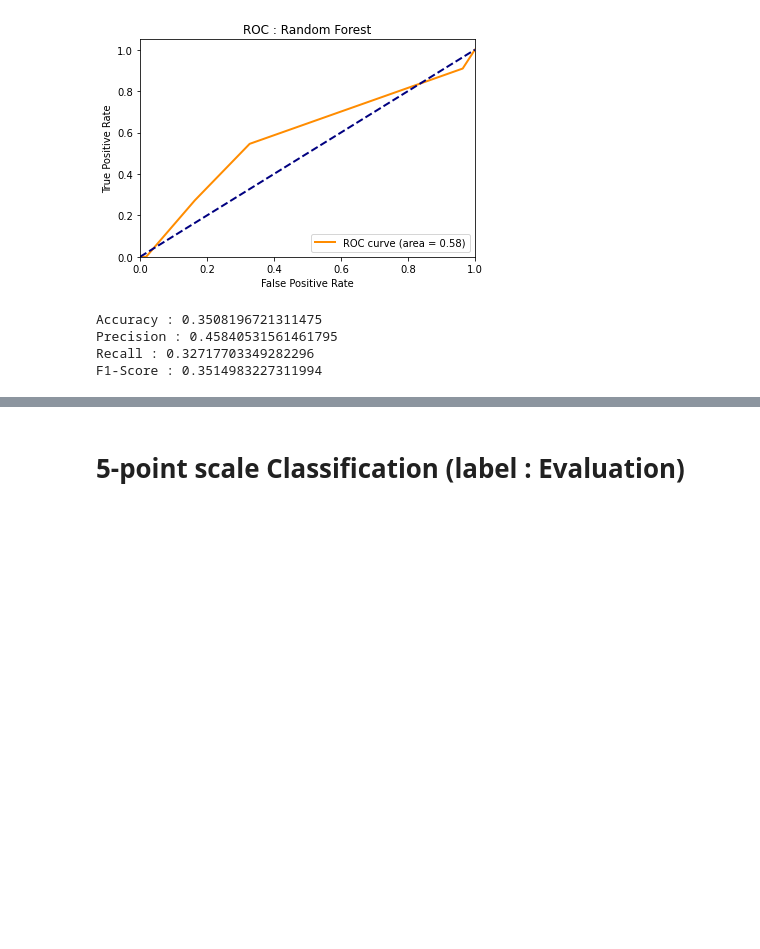
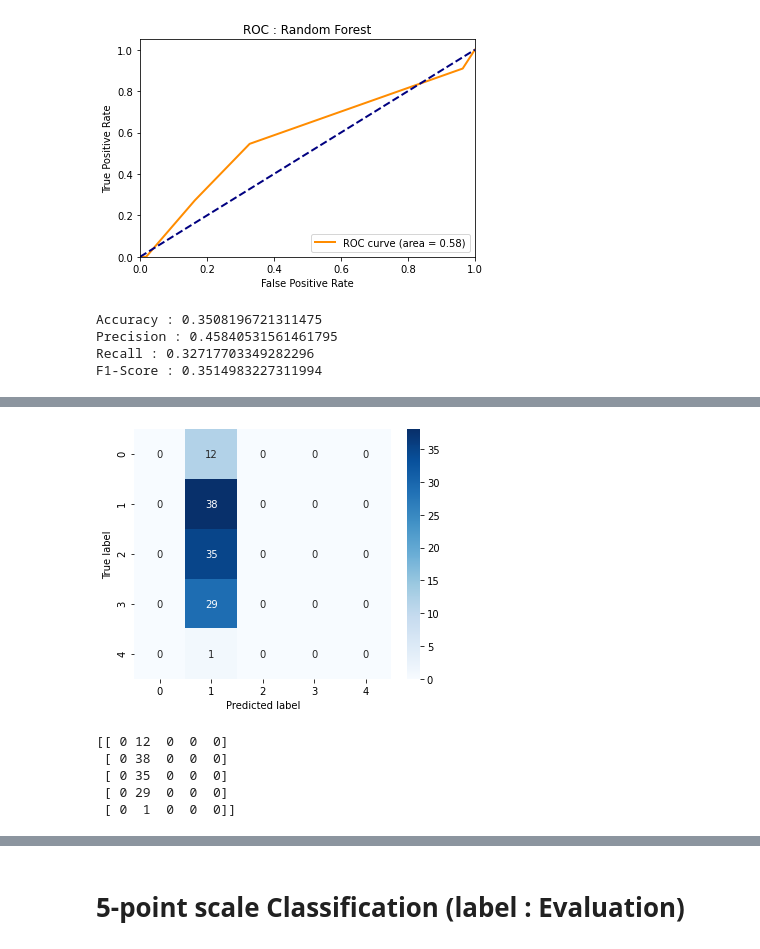
Before and after one commit to regain001/Machine-Learning, a Jupyter notebook: Paper Review Analysis/Paper-Review-Analysis_(5-point-scale-Classification).ipynb, the cells around one changed output, grey strips where cells are left out. Drawn from its saved outputs; the diff is of its cells as text; code cells hidden in the pictures; blank space fills up the shorter version.

```diff
--- a/Paper Review Analysis/Paper-Review-Analysis_(5-point-scale-Classification).ipynb
+++ b/Paper Review Analysis/Paper-Review-Analysis_(5-point-scale-Classification).ipynb
@@ -294,0 +466,28 @@ dir(clf)
+# %%
+import tensorflow_addons as tfa
+
+model = tf.keras.Sequential([
+    tf.keras.layers.Embedding(vocab_size+1, embedding_dim, input_length=max_length, weights=[embeddings_matrix], trainable=False),
+    #tf.keras.layers.Dropout(0.5),
+    tf.keras.layers.Conv1D(16, 5, activation='relu'),
+    #tf.keras.layers.MaxPooling1D(pool_size=4),
+    tf.keras.layers.LSTM(16),
+    tf.keras.layers.Dense(1, activation='sigmoid')
+])
+model.compile(loss='binary_crossentropy',optimizer='adam',
+              metrics= ['accuracy',tf.keras.metrics.Precision(name='precision'),
+                        tf.keras.metrics.Recall(name = 'recall'),
+                        tf.keras.metrics.AUC(curve='ROC', name='roc_curve'),
+                        tf.keras.metrics.FalsePositives(name='FP'),
+                        tf.keras.metrics.FalseNegatives(name='FN'),
+                        tf.keras.metrics.TruePositives(name='TP'),
+                        tf.keras.metrics.TrueNegatives(name='TN'),
+                        #tf.math.confusion_matrix(labels, predictions,name=None),
+                        tfa.metrics.F1Score(num_classes= 1, name = 'f1_score')])
+model.summary()
+
+num_epochs = 10
+history = model.fit(training_padded, training_labels, epochs=num_epochs,
+                    validation_data=(testing_padded, testing_labels), verbose=3)
+
+print("Training Complete")
@@ -294,0 +512,18 @@ dir(clf)
+# %%
+import matplotlib.pyplot as plt
+y_pred = model.predict_classes(testing_padded)
+confusion_matrix = tf.math.confusion_matrix(labels=testing_labels, predictions=y_pred).numpy()
+
+test_scores = model.evaluate(testing_padded, testing_labels, verbose=2)
+print('Test loss:', test_scores[0])
+print('Test accuracy:', test_scores[1])
+
+figure = plt.figure(figsize=(5, 4))
+import seaborn as sns
+sns.heatmap(confusion_matrix, annot=True,cmap=plt.cm.Blues)
+plt.tight_layout()
+plt.ylabel('True label')
+plt.xlabel('Predicted label')
+plt.show()
+print(confusion_matrix)
+# %% [output]
@@ -294,0 +533,6 @@ dir(clf)
+[figure, added]
+[[ 0 12  0  0  0]
+ [ 0 38  0  0  0]
+ [ 0 35  0  0  0]
+ [ 0 29  0  0  0]
+ [ 0  1  0  0  0]]
```
Also changed, not shown: parts of 15 cells of this notebook.
